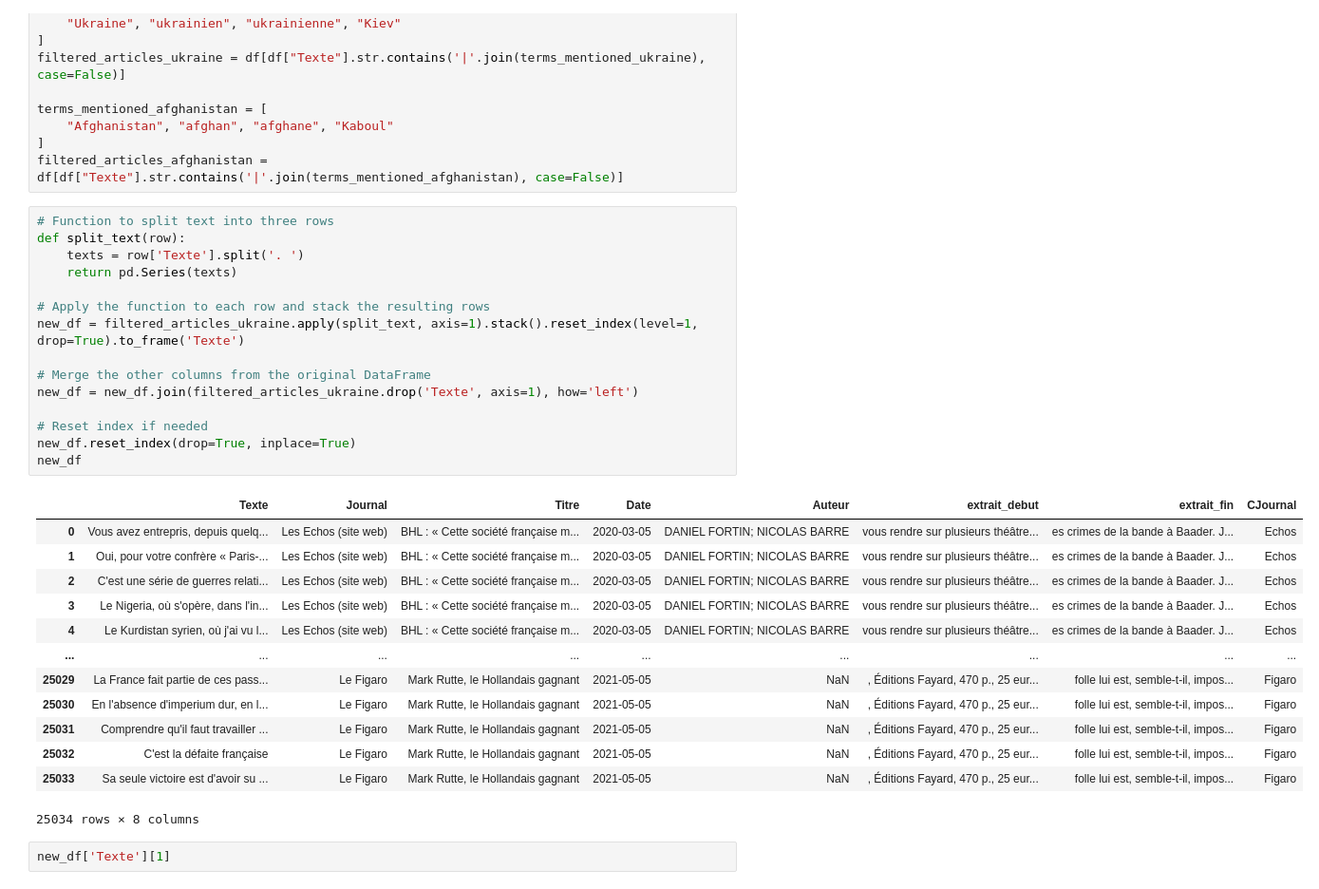
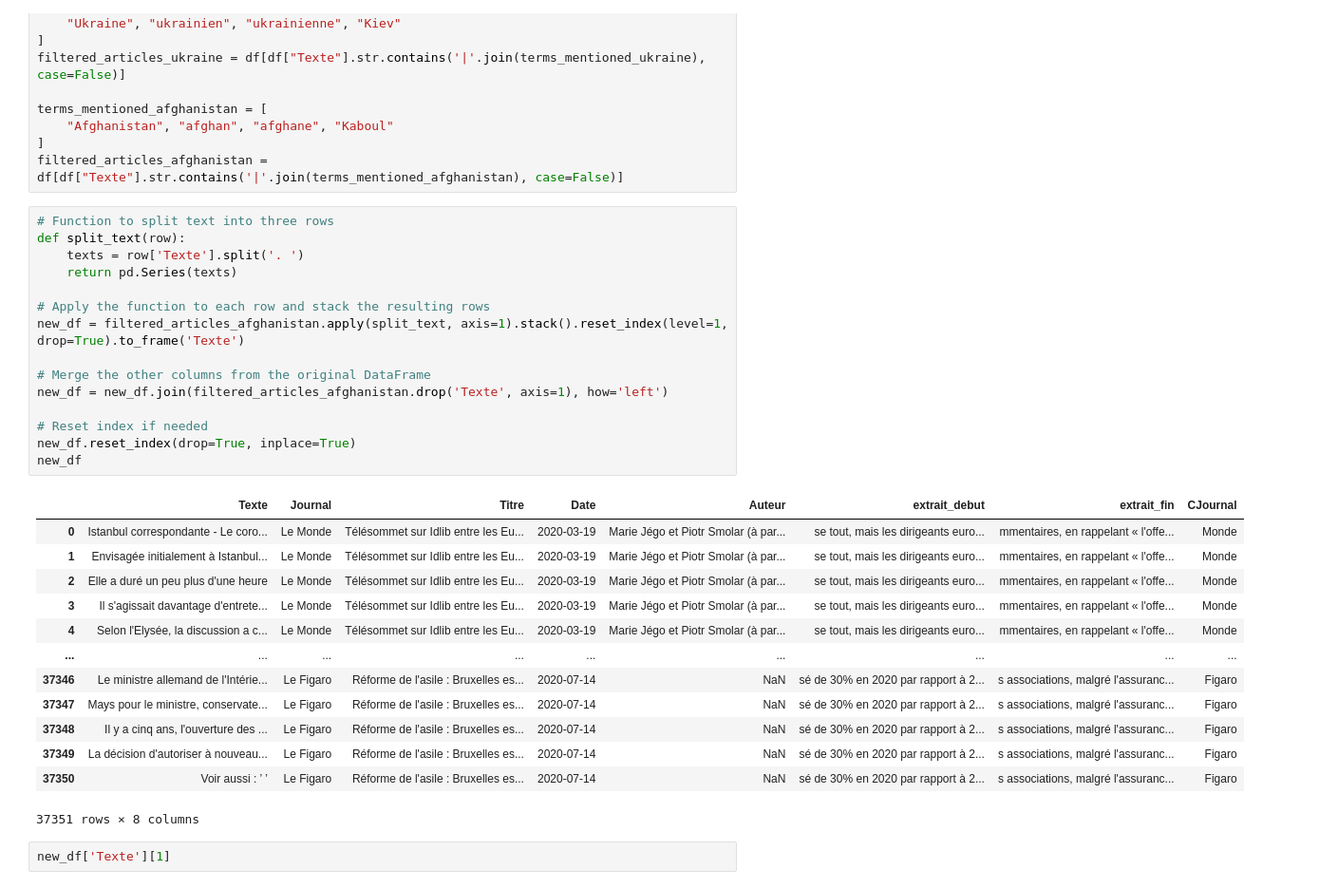
Before and after one commit to cmllbll/Projet_DSSS_2023, a Jupyter notebook: Sentiment Analysis.ipynb, the cells around one changed output. Shown at 95% size. Cells and saved outputs as stored; diff of their text form.

```diff
--- a/Sentiment Analysis.ipynb
+++ b/Sentiment Analysis.ipynb
@@ -55,32 +55,32 @@ filtered_articles_afghanistan = df[df["Texte"].str.contains('|'.join(terms_menti
 # %%
 # Function to split text into three rows
 def split_text(row):
     texts = row['Texte'].split('. ')
     return pd.Series(texts)
 
 # Apply the function to each row and stack the resulting rows
-new_df = filtered_articles_ukraine.apply(split_text, axis=1).stack().reset_index(level=1, drop=True).to_frame('Texte')
+new_df = filtered_articles_afghanistan.apply(split_text, axis=1).stack().reset_index(level=1, drop=True).to_frame('Texte')
 
 # Merge the other columns from the original DataFrame
-new_df = new_df.join(filtered_articles_ukraine.drop('Texte', axis=1), how='left')
+new_df = new_df.join(filtered_articles_afghanistan.drop('Texte', axis=1), how='left')
 
 # Reset index if needed
 new_df.reset_index(drop=True, inplace=True)
 new_df
 # %% [output]
 |  | Texte | Journal | Titre | Date | Auteur | extrait_debut | extrait_fin | CJournal |
-| 0 | Vous avez entrepris, depuis quelq... | Les Echos (site web) | BHL : « Cette société française m... | 2020-03-05 | DANIEL FORTIN; NICOLAS BARRE | vous rendre sur plusieurs théâtre... | es crimes de la bande à Baader. J... | Echos |
-| 1 | Oui, pour votre confrère « Paris-... | Les Echos (site web) | BHL : « Cette société française m... | 2020-03-05 | DANIEL FORTIN; NICOLAS BARRE | vous rendre sur plusieurs théâtre... | es crimes de la bande à Baader. J... | Echos |
-| 2 | C'est une série de guerres relati... | Les Echos (site web) | BHL : « Cette société française m... | 2020-03-05 | DANIEL FORTIN; NICOLAS BARRE | vous rendre sur plusieurs théâtre... | es crimes de la bande à Baader. J... | Echos |
-| 3 | Le Nigeria, où s'opère, dans l'in... | Les Echos (site web) | BHL : « Cette société française m... | 2020-03-05 | DANIEL FORTIN; NICOLAS BARRE | vous rendre sur plusieurs théâtre... | es crimes de la bande à Baader. J... | Echos |
-| 4 | Le Kurdistan syrien, où j'ai vu l... | Les Echos (site web) | BHL : « Cette société française m... | 2020-03-05 | DANIEL FORTIN; NICOLAS BARRE | vous rendre sur plusieurs théâtre... | es crimes de la bande à Baader. J... | Echos |
+| 0 | Istanbul correspondante - Le coro... | Le Monde | Télésommet sur Idlib entre les Eu... | 2020-03-19 | Marie Jégo et Piotr Smolar (à par... | se tout, mais les dirigeants euro... | mmentaires, en rappelant « l'offe... | Monde |
+| 1 | Envisagée initialement à Istanbul... | Le Monde | Télésommet sur Idlib entre les Eu... | 2020-03-19 | Marie Jégo et Piotr Smolar (à par... | se tout, mais les dirigeants euro... | mmentaires, en rappelant « l'offe... | Monde |
+| 2 | Elle a duré un peu plus d'une heure | Le Monde | Télésommet sur Idlib entre les Eu... | 2020-03-19 | Marie Jégo et Piotr Smolar (à par... | se tout, mais les dirigeants euro... | mmentaires, en rappelant « l'offe... | Monde |
+| 3 | Il s'agissait davantage d'entrete... | Le Monde | Télésommet sur Idlib entre les Eu... | 2020-03-19 | Marie Jégo et Piotr Smolar (à par... | se tout, mais les dirigeants euro... | mmentaires, en rappelant « l'offe... | Monde |
+| 4 | Selon l'Elysée, la discussion a c... | Le Monde | Télésommet sur Idlib entre les Eu... | 2020-03-19 | Marie Jégo et Piotr Smolar (à par... | se tout, mais les dirigeants euro... | mmentaires, en rappelant « l'offe... | Monde |
 | ... | ... | ... | ... | ... | ... | ... | ... | ... |
-| 25029 | La France fait partie de ces pass... | Le Figaro | Mark Rutte, le Hollandais gagnant | 2021-05-05 | NaN | , Éditions Fayard, 470 p., 25 eur... | folle lui est, semble-t-il, impos... | Figaro |
-| 25030 | En l'absence d'imperium dur, en l... | Le Figaro | Mark Rutte, le Hollandais gagnant | 2021-05-05 | NaN | , Éditions Fayard, 470 p., 25 eur... | folle lui est, semble-t-il, impos... | Figaro |
-| 25031 | Comprendre qu'il faut travailler ... | Le Figaro | Mark Rutte, le Hollandais gagnant | 2021-05-05 | NaN | , Éditions Fayard, 470 p., 25 eur... | folle lui est, semble-t-il, impos... | Figaro |
-| 25032 | C'est la défaite française | Le Figaro | Mark Rutte, le Hollandais gagnant | 2021-05-05 | NaN | , Éditions Fayard, 470 p., 25 eur... | folle lui est, semble-t-il, impos... | Figaro |
-| 25033 | Sa seule victoire est d'avoir su ... | Le Figaro | Mark Rutte, le Hollandais gagnant | 2021-05-05 | NaN | , Éditions Fayard, 470 p., 25 eur... | folle lui est, semble-t-il, impos... | Figaro |
+| 37346 | Le ministre allemand de l'Intérie... | Le Figaro | Réforme de l'asile : Bruxelles es... | 2020-07-14 | NaN | sé de 30% en 2020 par rapport à 2... | s associations, malgré l'assuranc... | Figaro |
+| 37347 | Mays pour le ministre, conservate... | Le Figaro | Réforme de l'asile : Bruxelles es... | 2020-07-14 | NaN | sé de 30% en 2020 par rapport à 2... | s associations, malgré l'assuranc... | Figaro |
+| 37348 | Il y a cinq ans, l'ouverture des ... | Le Figaro | Réforme de l'asile : Bruxelles es... | 2020-07-14 | NaN | sé de 30% en 2020 par rapport à 2... | s associations, malgré l'assuranc... | Figaro |
+| 37349 | La décision d'autoriser à nouveau... | Le Figaro | Réforme de l'asile : Bruxelles es... | 2020-07-14 | NaN | sé de 30% en 2020 par rapport à 2... | s associations, malgré l'assuranc... | Figaro |
+| 37350 | Voir aussi : ’ ’ | Le Figaro | Réforme de l'asile : Bruxelles es... | 2020-07-14 | NaN | sé de 30% en 2020 par rapport à 2... | s associations, malgré l'assuranc... | Figaro |
-25034 rows × 8 columns
+37351 rows × 8 columns
 # %%
 new_df['Texte'][1]
 # %% [output]
```
Also changed, not shown: parts of 3 cells of this notebook.
